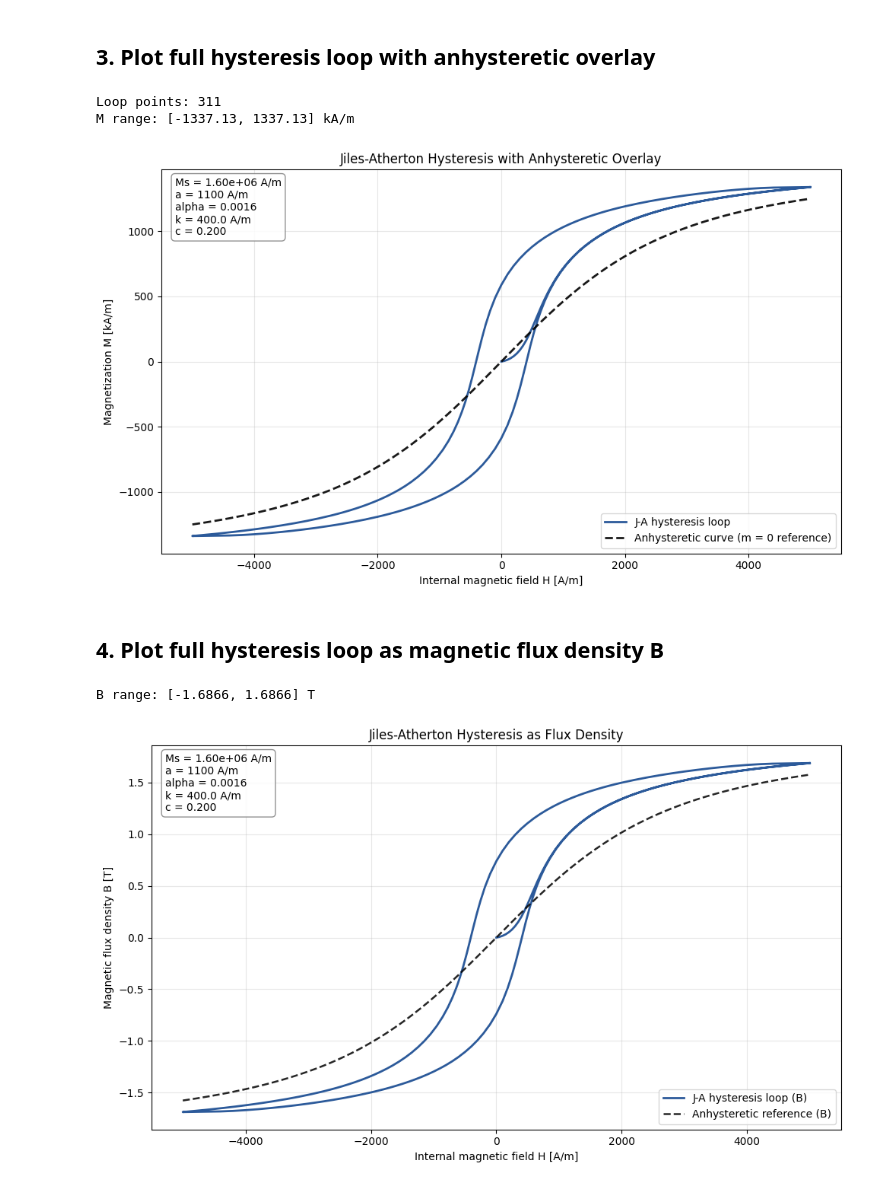
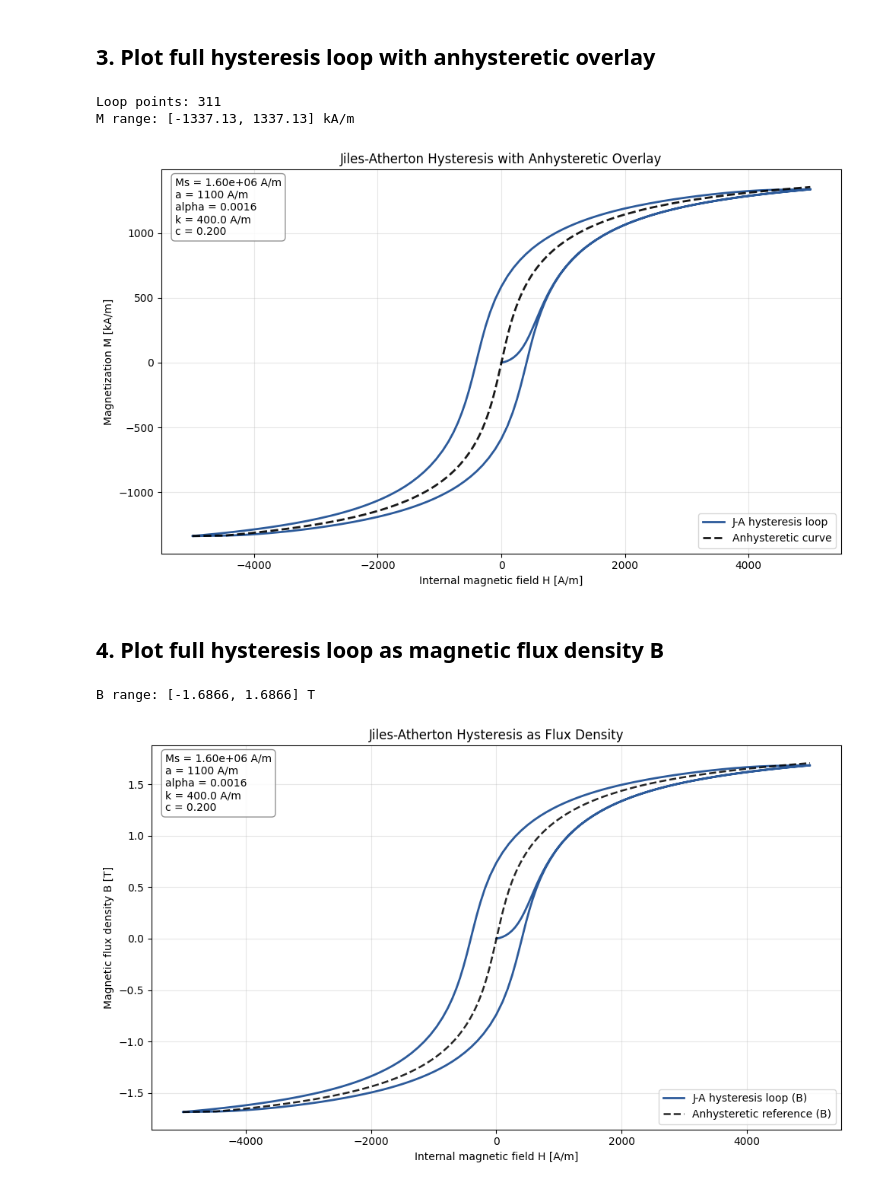
Before and after one commit to MoreCoffee12/MagnetoelasticSensor, a Jupyter notebook: notebooks/HelloWorldHysteresis.ipynb, the cells around one changed output. Saved outputs shown, nothing was run; the diff lists cells and outputs as text; code cells hidden in the pictures.

```diff
--- a/notebooks/HelloWorldHysteresis.ipynb
+++ b/notebooks/HelloWorldHysteresis.ipynb
@@ -87,6 +87,16 @@ props = JAProps(
     a=1100,
     alpha=0.0016,
     k=400.0,
+    c=0.2,
+)
+
+
+# Anhysteretic model parameters — shared across all plots in this notebook
+props_anhysteretic = JAProps(
+    ms=1.6e6,
+    a=1100,
+    alpha=0.0016,
+    k=1.0,
     c=0.2,
 )
 
@@ -117,7 +127,7 @@ ax.scatter(
     color='crimson',
     s=80,
     zorder=3,
-    label='Validation point at H = 300 A/m',
+    label='Validation point at H = 300 A/m, M=0',
 )
 ax.axvline(h_test, color='crimson', linestyle='--', linewidth=1.2, alpha=0.7)
 ax.axhline(man_expected, color='gray', linestyle=':', linewidth=1.2, alpha=0.8)
@@ -254,73 +264,74 @@ h3, m3 = ja_solver(
 h_loop = np.concatenate([h1, h2[1:], h3[1:]])
 m_loop = np.concatenate([m1, m2[1:], m3[1:]])
 
-# Anhysteretic reference curve overlay (same H-span, m fixed to 0)
-h_ref = np.linspace(-h_max, h_max, 1200)
-man_ref = anhysteretic_magnetization(
-    h=h_ref,
-    m=0.0,
-    props=props,
+# Anhysteretic reference curve overlay (same H-span)
+h_an, m_an = ja_solver(
+    props=props_anhysteretic,
+    h_start=-h_max,
+    h_end=h_max,
+    m0=float(m2[-1]),
+    solver_type=solver_type,
 )
 
 # Scale magnetization to kA/m for clearer y-axis values
 m_loop_ka = m_loop / 1000.0
-man_ref_ka = man_ref / 1000.0
+m_an_ka = m_an / 1000.0
 
 fig, ax = plt.subplots(figsize=(10, 6))
 ax.plot(h_loop, m_loop_ka, color='#2C5A9A', linewidth=2.0, label='J-A hysteresis loop')
 ax.plot(
-    h_ref,
-    man_ref_ka,
+    h_an,
+    m_an_ka,
     color='black',
     linestyle='--',
     linewidth=2.0,
     alpha=0.9,
-    label='Anhysteretic curve (m = 0 reference)',
+    label='Anhysteretic curve',
 )
 
 param_text = '\n'.join([
     f'Ms = {props.ms:.2e} A/m',
     f'a = {props.a:.0f} A/m',
     f'alpha = {props.alpha:.4f}',
     f'k = {props.k:.1f} A/m',
     f'c = {props.c:.3f}',
 ])
 ax.text(
     0.02,
     0.98,
     param_text,
     transform=ax.transAxes,
     fontsize=10,
     va='top',
     bbox=dict(boxstyle='round,pad=0.35', facecolor='white', alpha=0.85, edgecolor='0.5'),
 )
 
 ax.set_title('Jiles-Atherton Hysteresis with Anhysteretic Overlay')
 ax.set_xlabel('Internal magnetic field H [A/m]')
 ax.set_ylabel('Magnetization M [kA/m]')
 ax.grid(True, alpha=0.3)
 ax.legend()
 
 print(f'Loop points: {h_loop.size}')
 print(f'M range: [{np.min(m_loop_ka):.2f}, {np.max(m_loop_ka):.2f}] kA/m')
 
 plt.tight_layout()
 plt.show()
 # %% [output]
 Loop points: 311
 M range: [-1337.13, 1337.13] kA/m
-[figure, old version]
+[figure, new version]
 # %% [markdown]
 ## 4. Plot full hysteresis loop as magnetic flux density B
 # %%
 # Convert the full hysteresis loop from magnetization to flux density
 b_loop = MU0 * (h_loop + m_loop)
-b_ref = MU0 * (h_ref + man_ref)
+b_ref = MU0 * (h_an + m_an)
 
 fig, ax = plt.subplots(figsize=(10, 6))
 ax.plot(h_loop, b_loop, color='#2C5A9A', linewidth=2.0, label='J-A hysteresis loop (B)')
 ax.plot(
-    h_ref,
+    h_an,
     b_ref,
     color='black',
     linestyle='--',
@@ -358,4 +369,4 @@ plt.tight_layout()
 plt.show()
 # %% [output]
 B range: [-1.6866, 1.6866] T
-[figure, old version]
+[figure, new version]
```
Also changed, not shown: parts of 1 cell of this notebook, 2 other files.
